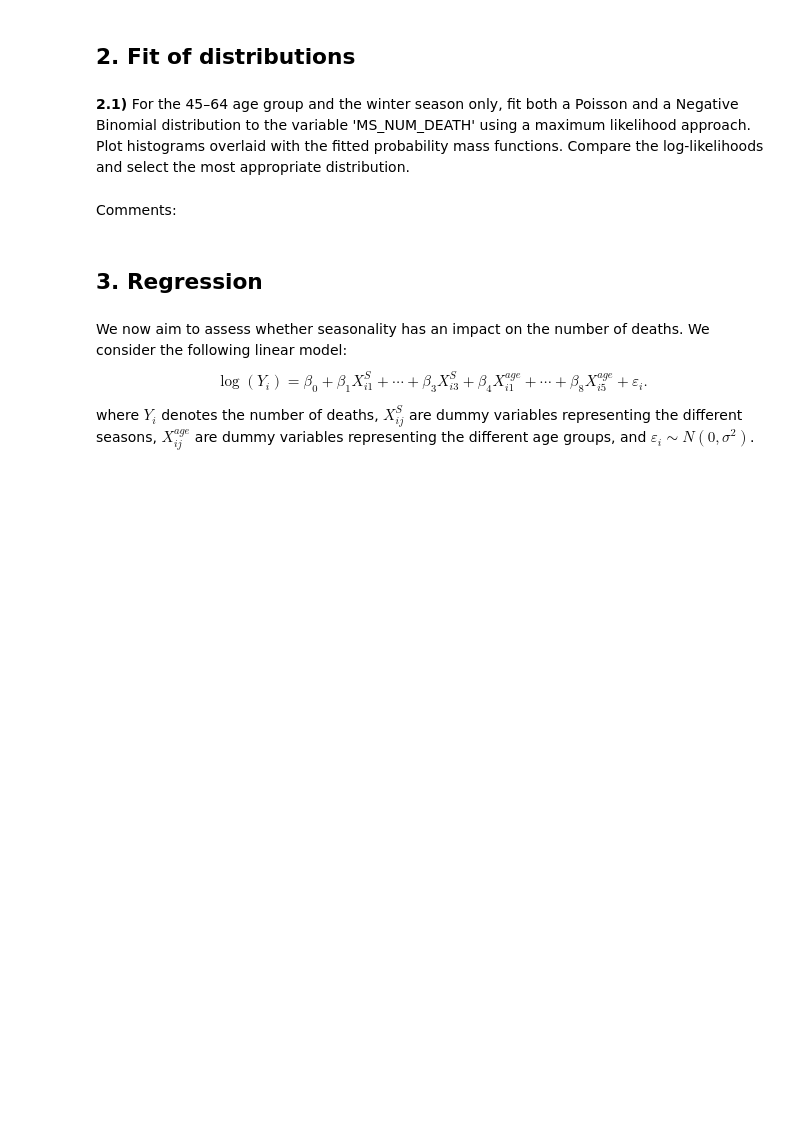
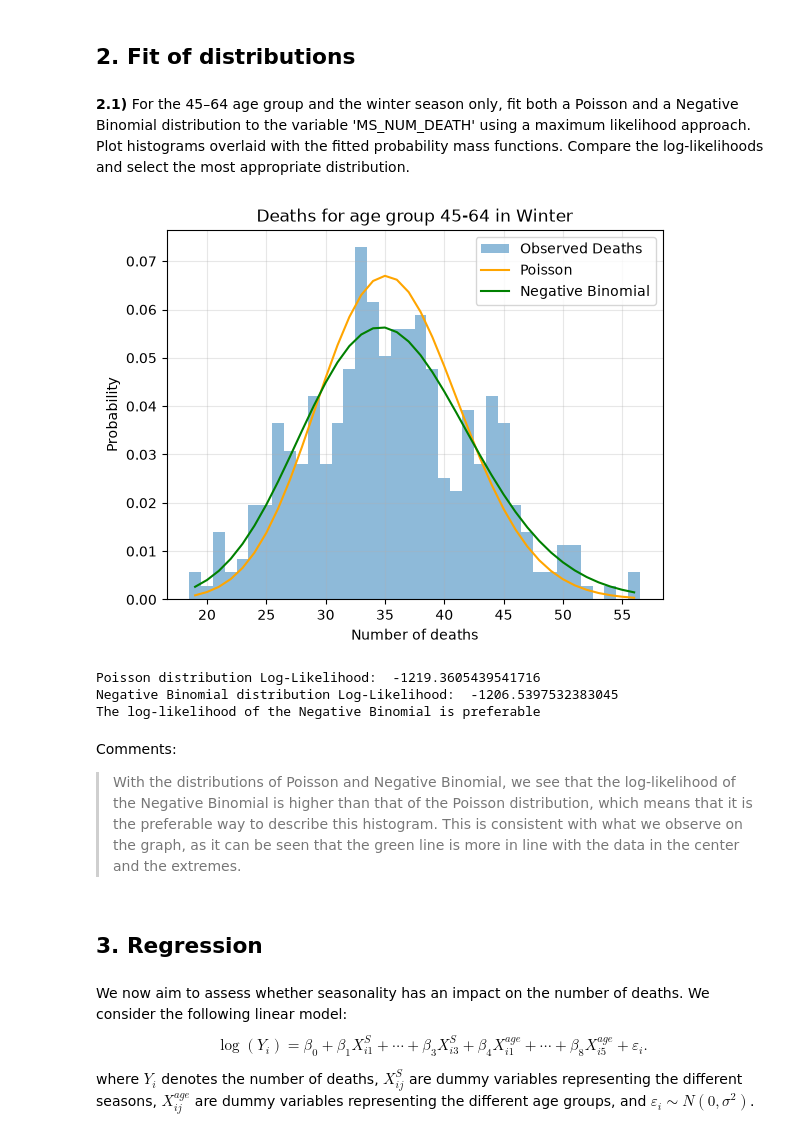
Before and after one commit to NJurquet/lepl1109-hackatons, a Jupyter notebook: Hackathon_1_-_Statistics/Hackathon_26_27.ipynb, the cells around one changed output. Saved outputs shown, nothing was run; the diff lists cells and outputs as text; code cells hidden in the pictures; blank space fills up the shorter version.

```diff
--- a/Hackathon_1_-_Statistics/Hackathon_26_27.ipynb
+++ b/Hackathon_1_-_Statistics/Hackathon_26_27.ipynb
@@ -173,8 +186,86 @@ Comments:
 **2.1)** For the 45–64 age group and the winter season only, fit both a Poisson and a Negative Binomial distribution to the variable 'MS\_NUM\_DEATH' using a maximum likelihood approach. Plot histograms overlaid with the fitted probability mass functions. Compare the log-likelihoods and select the most appropriate distribution.
 # %%
 # Code here
+# Definition of variables
+mort_45_64_winter = mort_clim[(mort_clim["CD_AGEGROUP"] == "45-64") & (mort_clim["season"] == "winter")]
+y = mort_45_64_winter["MS_NUM_DEATH"].to_numpy()
+n = len(y)
+sum_y = np.sum(y)
+y_mean = np.mean(y)
+
+
+# MLE Poisson
+def log_likelihood_P(lam, y):
+    return np.sum(poisson.logpmf(y, lam))
+
+
+# MLE Negative Binomial
+def log_likelihood_NB(parameters):
+    r = np.exp(parameters[0])
+    p = expit(parameters[1])
+    return -np.sum(nbinom.logpmf(y, r, p))
+
+
+# Estimator of Poisson
+lambda_hat = y_mean
+logL_P = log_likelihood_P(lambda_hat, y)
+
+# Estimator of Negative Binomial
+var_y = y.var()
+if var_y > y_mean:
+    r0 = y_mean**2 / (var_y - y_mean)  # Find an initial value for r
+else:
+    r0 = 1000
+
+p0 = r0 / (r0 + y_mean)
+
+result = minimize(
+    log_likelihood_NB, x0=[np.log(r0), np.log(p0 / (1 - p0))], method="L-BFGS-B", bounds=[(-10, 20), (-20, 20)]
+)
+r_hat = np.exp(result.x[0])  # Because in result we have log(r), so we do exp(x0) = exp(log(r_hat)) -> r_hat = exp(x0)
+p_hat = expit(
+    result.x[1]
+)  # Because in result we have log(p/(1-p)), so we do exp(x1) = exp(log(p_hat/(1-p_hat)) -> p_hat = 1/(1+exp(-x1))
+
+logL_NB = np.sum(nbinom.logpmf(y, r_hat, p_hat))
+
+# Histogram
+x = np.arange(y.min(), y.max() + 1)
+plt.hist(y, bins=np.arange(y.min() - 0.5, y.max() + 1.5, 1), density=True, alpha=0.5, label="Observed Deaths")
+
+# Poisson PMF
+pmf_P = poisson.pmf(x, mu=lambda_hat)
+plt.plot(x, pmf_P, color="orange", label="Poisson")
+
+# Negative Binomial PMF
+pmf_NB = nbinom.pmf(x, r_hat, p_hat)
+plt.plot(x, pmf_NB, color="green", label="Negative Binomial")
+
+plt.xlabel("Number of deaths")
+plt.ylabel("Probability")
+plt.title("Deaths for age group 45-64 in Winter")
+plt.legend()
+plt.grid(alpha=0.3)
+plt.show()
+
+# Comparison of the log-likelihoods
+print("Poisson distribution Log-Likelihood: ", logL_P)
+print("Negative Binomial distribution Log-Likelihood: ", logL_NB)
+
+if logL_NB < logL_P:
+    print("The log-likelihood of Poisson is preferable")
+else:
+    print("The log-likelihood of the Negative Binomial is preferable")
+# %% [output]
+[figure, added]
+Poisson distribution Log-Likelihood:  -1219.3605439541716
+Negative Binomial distribution Log-Likelihood:  -1206.5397532383045
+The log-likelihood of the Negative Binomial is preferable
 # %% [markdown]
 Comments:
+
+> With the distributions of Poisson and Negative Binomial, we see that the log-likelihood of the Negative Binomial is higher than that of the Poisson distribution, which means that it is the preferable way to describe this histogram.
+> This is consistent with what we observe on the graph, as it can be seen that the green line is more in line with the data in the center and the extremes.
 # %% [markdown]
 ## 3. Regression
 # %% [markdown]
```
Also changed, not shown: parts of 10 cells of this notebook.
